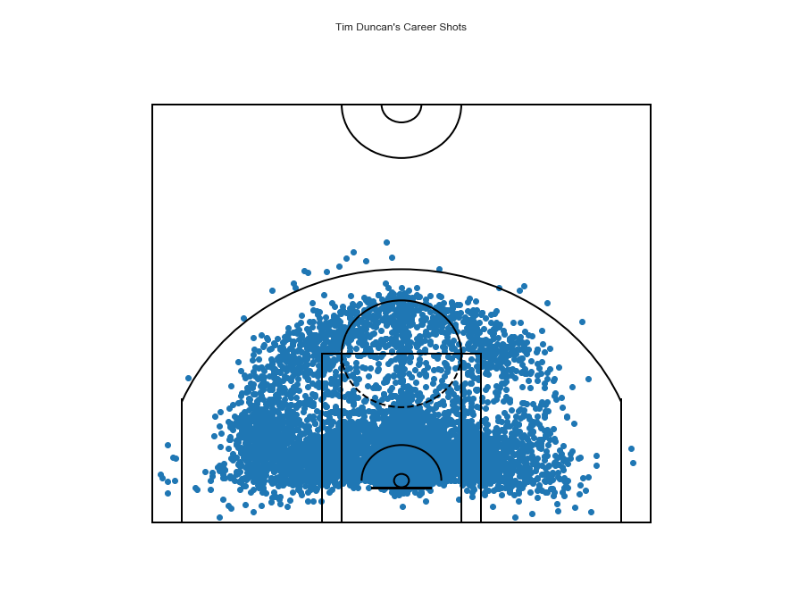
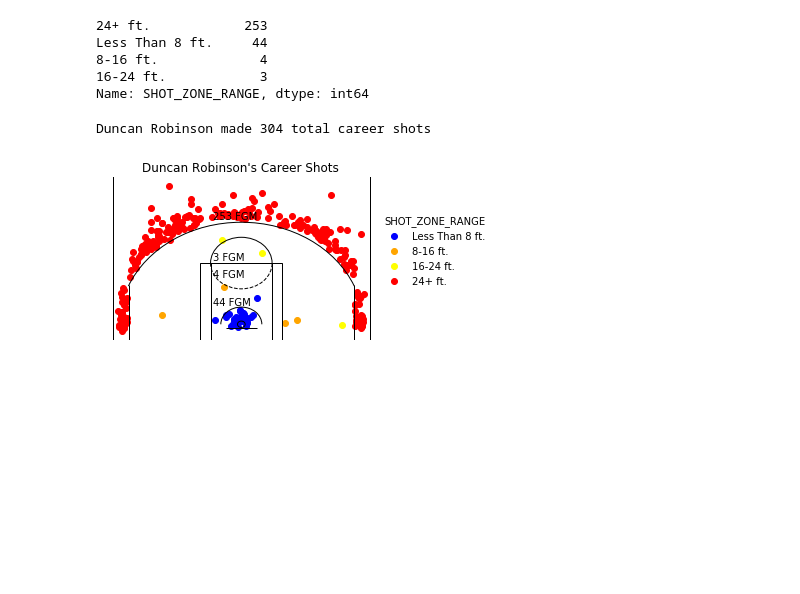
Before and after one commit to kaceyeggink/Project, a Jupyter notebook: Importing_NBA_API.ipynb, the cells around one changed output. Cells and saved outputs as stored; diff of their text form; code cells hidden in the pictures; blank space fills up the shorter version.

```diff
--- a/Importing_NBA_API.ipynb
+++ b/Importing_NBA_API.ipynb
@@ -124,18 +166,3 @@ def draw_court(ax=None, color='black', lw=2, outer_lines=False):
         ax.add_patch(element)
 
     return ax
-# %%
-sns.set_style("white")
-sns.set_color_codes()
-plt.figure(figsize=(12,11))
-plt.scatter(Tim_Duncan_career_df.LOC_X, Tim_Duncan_career_df.LOC_Y)
-draw_court(outer_lines=True)
-plt.xlim(-300,300)
-plt.ylim(-100,500)
-plt.axis('off')
-plt.title("Tim Duncan's Career Shots")
-plt.xlabel("Baseline")
-plt.ylabel("Sideline")
-plt.show()
-# %% [output]
-[figure, removed]
@@ -167,0 +169,32 @@ players.find_players_by_full_name('Tim Duncan')
+# %%
+Duncan_Robinson_career_df.loc[:,'SHOT_ZONE_RANGE'].value_counts()
+# %% [output]
+24+ ft.            253
+Less Than 8 ft.     44
+8-16 ft.             4
+16-24 ft.            3
+Name: SHOT_ZONE_RANGE, dtype: int64
+# %%
+#Set up colors and labels
+Distance = ['Less Than 8 ft.', '8-16 ft.', '16-24 ft.', '24+ ft.']
+Colors = ['Blue', 'Orange', 'Yellow', 'Red']
+
+#Plot the graph
+TD = sns.FacetGrid(data=Duncan_Robinson_career_df, hue='SHOT_ZONE_RANGE', hue_order=Distance, palette =  Colors, aspect=1.61)
+TD.map(plt.scatter, 'LOC_X', 'LOC_Y').add_legend()
+draw_court(outer_lines=True)
+
+#Add Text FGM Labels to scatterplot
+plt.text(-55,45, '44 FGM')
+plt.text(-55,110, '4 FGM')
+plt.text(-55,150, '3 FGM')
+plt.text(-55,245, '253 FGM')
+
+#Cleanup graph/ add necessary info
+plt.axis('off')
+plt.title("Duncan Robinson's Career Shots")
+print(f"Duncan Robinson made {44 + 4 + 3 + 253} total career shots ")
+plt.show()
+# %% [output]
+Duncan Robinson made 304 total career shots
+[figure, added]
```
Also changed, not shown: parts of 11 cells of this notebook.
